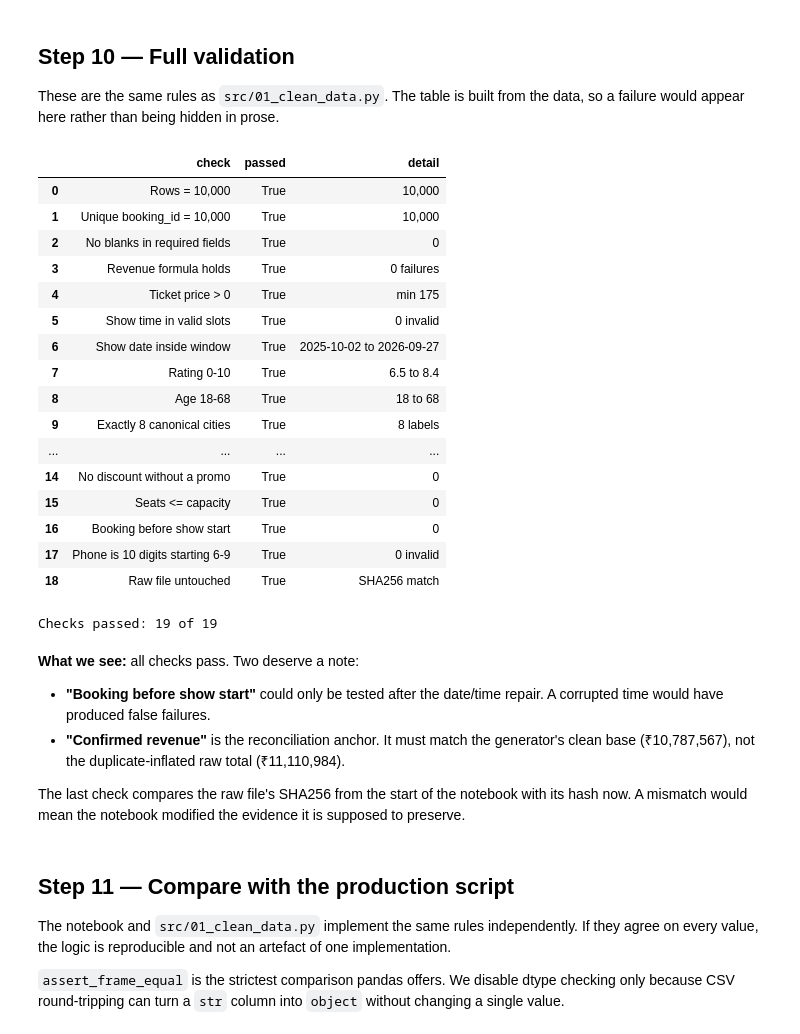
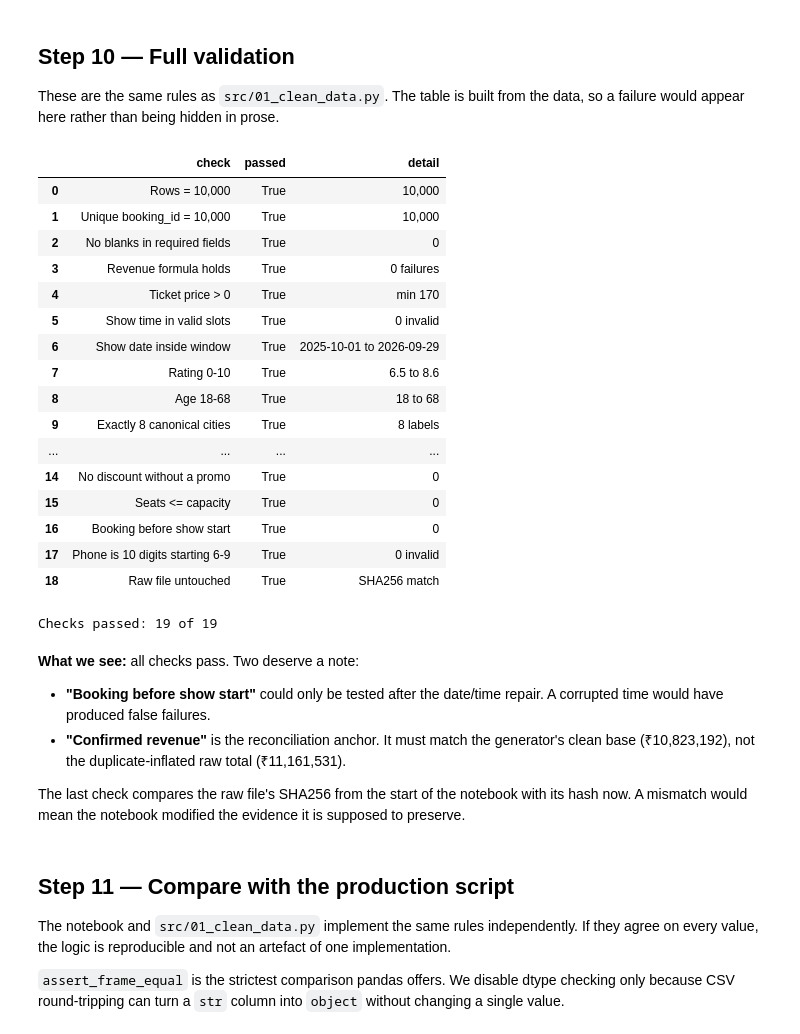
Before and after one commit to Chinmaysk08/-movie-ticket-booking-analytics, a Jupyter notebook: notebooks/02_data_cleaning.ipynb, the cells around one changed output. Cells and saved outputs as stored; diff of their text form; code cells hidden in the pictures.

```diff
--- a/notebooks/02_data_cleaning.ipynb
+++ b/notebooks/02_data_cleaning.ipynb
@@ -760,39 +756,39 @@ checks = pd.DataFrame([
     ("Age 18-68", int((~df["age"].between(18, 68)).sum()) == 0,
      f"{int(df['age'].min())} to {int(df['age'].max())}"),
     ("Exactly 8 canonical cities", set(df["city"]) == VALID_CITIES,
      f"{df['city'].nunique()} labels"),
     ("Show consistency", show_conflicts == 0, f"{show_conflicts} conflicts"),
     ("Customer consistency", customer_conflicts == 0, f"{customer_conflicts} conflicts"),
     ("Occupancy within 0-1", int((~df["show_occupancy_rate"].between(0, 1)).sum()) == 0,
      f"{df['show_occupancy_rate'].min():.3f} to {df['show_occupancy_rate'].max():.3f}"),
-    ("Confirmed revenue = INR 10,787,567",
-     int(df.loc[df["booking_status"] == "Confirmed", "total_amount"].sum()) == 10787567,
+    ("Confirmed revenue = INR 10,823,192",
+     int(df.loc[df["booking_status"] == "Confirmed", "total_amount"].sum()) == 10823192,
      f"{int(df.loc[df['booking_status'] == 'Confirmed', 'total_amount'].sum()):,}"),
     ("No discount without a promo",
      int(((df["discount_amount"] > 0) & (df["promo_code"] == "NONE")).sum()) == 0,
      f"{int(((df['discount_amount'] > 0) & (df['promo_code'] == 'NONE')).sum())}"),
     ("Seats <= capacity", int((df["seats"] > df["seats_capacity"]).sum()) == 0,
      f"{int((df['seats'] > df['seats_capacity']).sum())}"),
     ("Booking before show start", booked_after_show == 0, f"{booked_after_show}"),
     ("Phone is 10 digits starting 6-9", int((~phone_valid).sum()) == 0,
      f"{int((~phone_valid).sum())} invalid"),
     ("Raw file untouched",
      hashlib.sha256(RAW.read_bytes()).hexdigest() == raw_hash_before,
      "SHA256 match"),
 ], columns=["check", "passed", "detail"])
 
 display(checks)
 print("Checks passed:", int(checks["passed"].sum()), "of", len(checks))
 # %% [output]
 |  | check | passed | detail |
 | 0 | Rows = 10,000 | True | 10,000 |
 | 1 | Unique booking_id = 10,000 | True | 10,000 |
 | 2 | No blanks in required fields | True | 0 |
 | 3 | Revenue formula holds | True | 0 failures |
-| 4 | Ticket price > 0 | True | min 175 |
+| 4 | Ticket price > 0 | True | min 170 |
 | 5 | Show time in valid slots | True | 0 invalid |
-| 6 | Show date inside window | True | 2025-10-02 to 2026-09-27 |
-| 7 | Rating 0-10 | True | 6.5 to 8.4 |
+| 6 | Show date inside window | True | 2025-10-01 to 2026-09-29 |
+| 7 | Rating 0-10 | True | 6.5 to 8.6 |
 | 8 | Age 18-68 | True | 18 to 68 |
 | 9 | Exactly 8 canonical cities | True | 8 labels |
 | ... | ... | ... | ... |
@@ -808,8 +804,8 @@ Checks passed: 19 of 19
 - **"Booking before show start"** could only be tested after the date/time
   repair. A corrupted time would have produced false failures.
 - **"Confirmed revenue"** is the reconciliation anchor. It must match the
-  generator's clean base (₹10,787,567), not the duplicate-inflated raw total
-  (₹11,110,984).
+  generator's clean base (₹10,823,192), not the duplicate-inflated raw total
+  (₹11,161,531).
 
 The last check compares the raw file's SHA256 from the start of the notebook
 with its hash now. A mismatch would mean the notebook modified the evidence it
```
Also changed, not shown: parts of 13 cells of this notebook, 23 other files.
